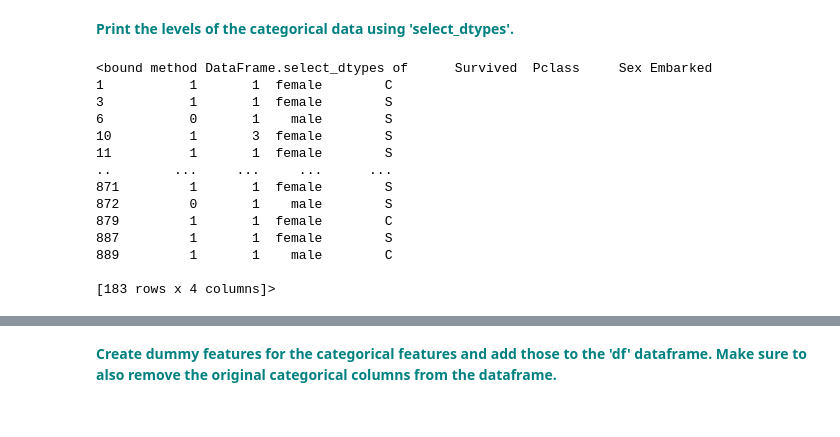
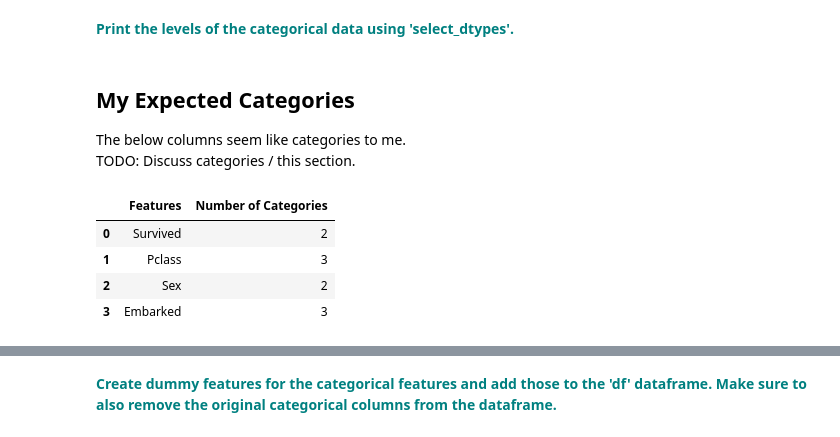
Before and after one commit to JasonCaldwellMBA/Gradient_Boosting-Titanic, a Jupyter notebook: Gradient Boosting Case Study.ipynb, the cells around one changed output, grey strips where cells are left out. Saved outputs shown, nothing was run; the diff lists cells and outputs as text; code cells hidden in the pictures.

Commit message:
Complete category analysis

```diff
--- a/Gradient Boosting Case Study.ipynb
+++ b/Gradient Boosting Case Study.ipynb
@@ -145,20 +145,23 @@ dtypes: float64(2), int64(5), object(5)
 memory usage: 18.6+ KB
 # %% [markdown]
 **<span style="color:teal">Print the levels of the categorical data using 'select_dtypes'.</span>**
+# %% [markdown]
+## My Expected Categories
+
+The below columns seem like categories to me.
+TODO: Discuss categories / this section.
 # %%
-print(df[["Survived", "Pclass", "Sex", "Embarked"]].select_dtypes)
+df_categories = df.copy()
+df_categories = df_categories[["Survived", "Pclass", "Sex", "Embarked"]].astype("category")
+df_categories.info()
-# %% [output]
-<bound method DataFrame.select_dtypes of      Survived  Pclass     Sex Embarked
-1           1       1  female        C
-3           1       1  female        S
-6           0       1    male        S
-10          1       3  female        S
-11          1       1  female        S
-..        ...     ...     ...      ...
-871         1       1  female        S
-872         0       1    male        S
-879         1       1  female        C
-887         1       1  female        S
-889         1       1    male        C
-
-[183 rows x 4 columns]>
+# %%
+df_categories = pd.DataFrame(df_categories.nunique()).reset_index()
+df_categories.columns = ['Features', 'Number of Categories']
+df_categories.sort_values(by="Number of Categories", ascending=False)
+df_categories
+# %% [output]
+|  | Features | Number of Categories |
+| 0 | Survived | 2 |
+| 1 | Pclass | 3 |
+| 2 | Sex | 2 |
+| 3 | Embarked | 3 |
```
Also changed, not shown: parts of 5 cells of this notebook.
